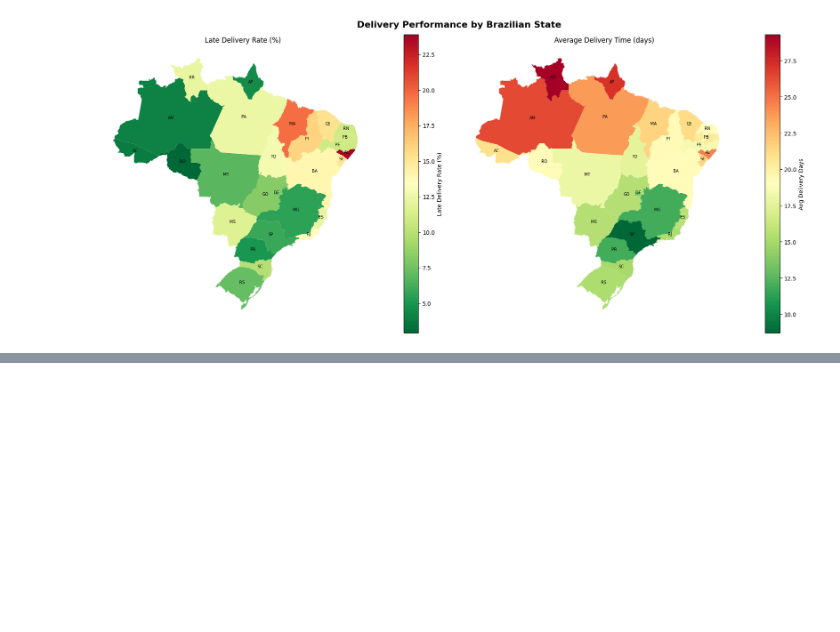
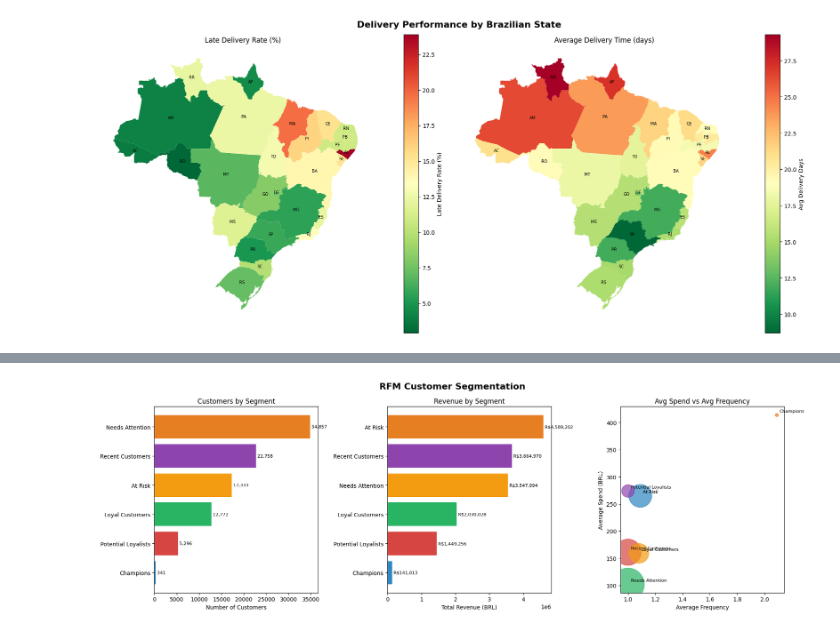
Before and after one commit to marinoalfonso/olist-ecommerce-analysis, a Jupyter notebook: notebooks/analysis.ipynb, the cells around one changed output, grey strips where cells are left out. Saved outputs shown, nothing was run; the diff lists cells and outputs as text; code cells hidden in the pictures; blank space fills up the shorter version.

Commit message:
Add RFM analysis visualization

```diff
--- a/notebooks/analysis.ipynb
+++ b/notebooks/analysis.ipynb
@@ -246,0 +325,47 @@ plt.show()
+# %%
+fig, axes = plt.subplots(1, 3, figsize=(18, 6))
+fig.suptitle("RFM Customer Segmentation", fontsize=16, fontweight="bold")
+
+colors = ["#2E86C1", "#D64541", "#28B463", "#F39C12", "#8E44AD", "#E67E22", "#1ABC9C"]
+
+# ── Grafico 1 — Numero clienti per segmento ──────────────────
+df_rfm_sorted = df_rfm.sort_values("numero_clienti", ascending=True)
+axes[0].barh(df_rfm_sorted["segmento"], df_rfm_sorted["numero_clienti"], color=colors)
+axes[0].set_title("Customers by Segment")
+axes[0].set_xlabel("Number of Customers")
+for i, v in enumerate(df_rfm_sorted["numero_clienti"]):
+    axes[0].text(v, i, f" {v:,}", va="center", fontsize=8)
+
+# ── Grafico 2 — Fatturato per segmento ───────────────────────
+df_rfm_sorted2 = df_rfm.sort_values("fatturato_totale", ascending=True)
+axes[1].barh(df_rfm_sorted2["segmento"], df_rfm_sorted2["fatturato_totale"], color=colors)
+axes[1].set_title("Revenue by Segment")
+axes[1].set_xlabel("Total Revenue (BRL)")
+for i, v in enumerate(df_rfm_sorted2["fatturato_totale"]):
+    axes[1].text(v, i, f" R${v:,.0f}", va="center", fontsize=8)
+
+# ── Grafico 3 — Spesa media vs frequenza media ────────────────
+axes[2].scatter(
+    df_rfm["freq_media"],
+    df_rfm["spesa_media"],
+    s=df_rfm["numero_clienti"] / 10,
+    color=colors[:len(df_rfm)],
+    alpha=0.7
+)
+for _, row in df_rfm.iterrows():
+    axes[2].annotate(
+        row["segmento"],
+        xy=(row["freq_media"], row["spesa_media"]),
+        xytext=(5, 5),
+        textcoords="offset points",
+        fontsize=8
+    )
+axes[2].set_title("Avg Spend vs Avg Frequency")
+axes[2].set_xlabel("Average Frequency")
+axes[2].set_ylabel("Average Spend (BRL)")
+
+plt.tight_layout()
+#plt.savefig("output/rfm_analysis.png", dpi=150, bbox_inches="tight")
+plt.show()
+# %% [output]
+[figure, added]
```
Also changed, not shown: parts of 1 cell of this notebook.
